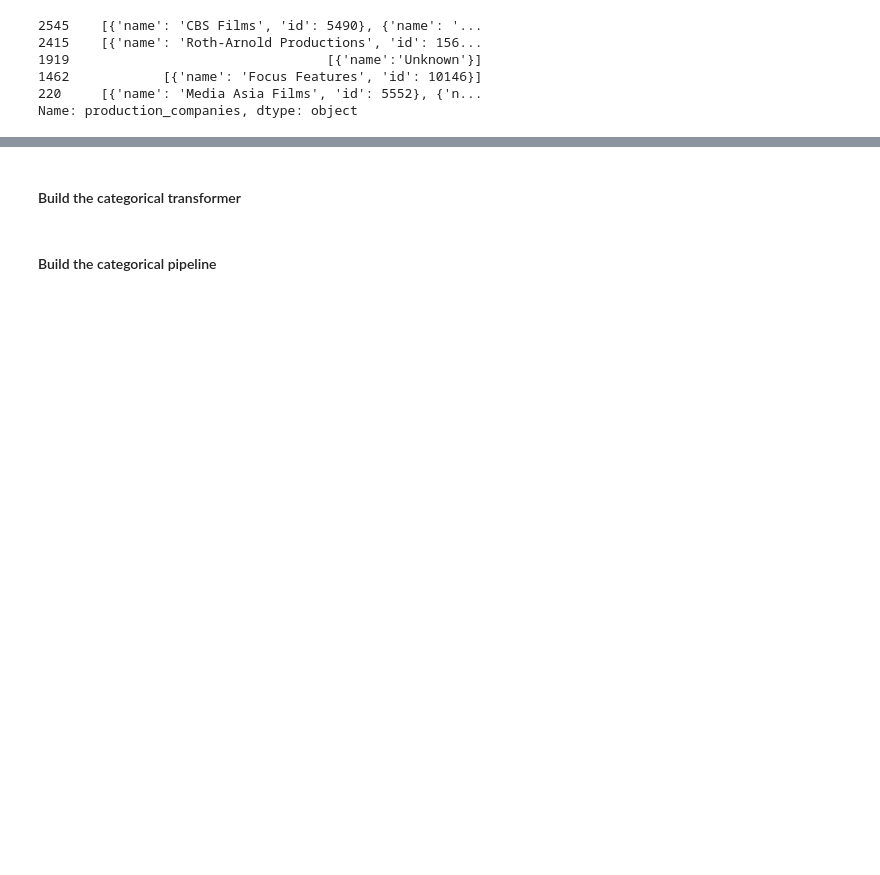
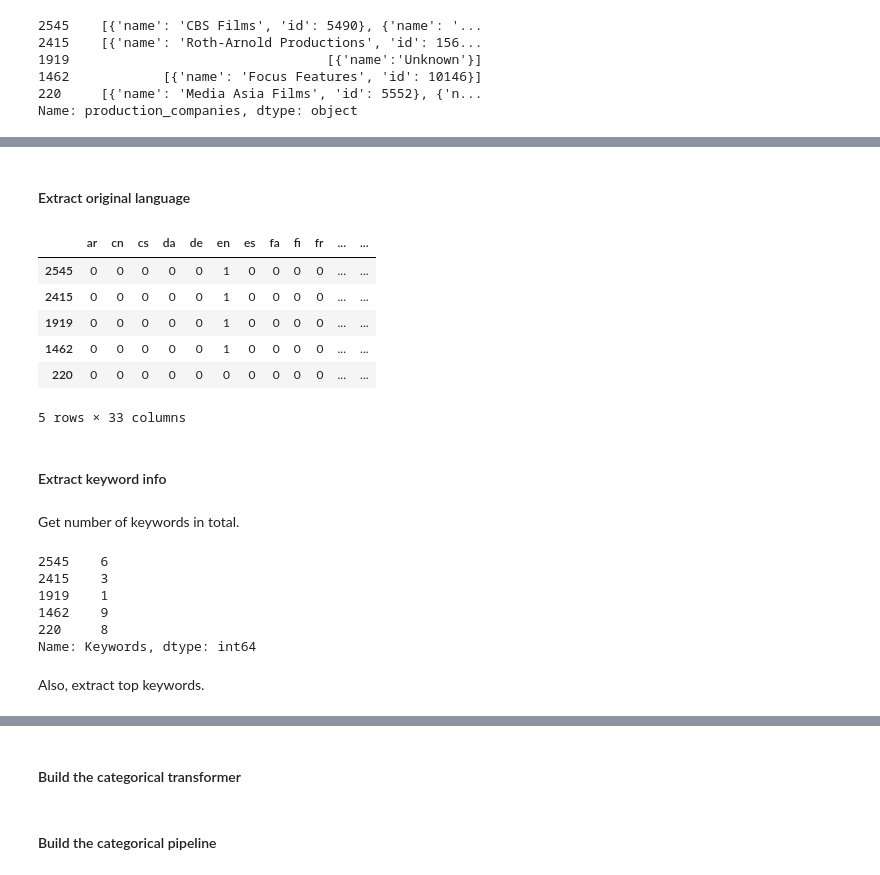
Before and after one commit to collindching/Learning-Exercises, a Jupyter notebook: Box Office Revenue Prediction/Regression Model.ipynb, the cells around one changed output, grey strips where cells are left out. Cells and saved outputs as stored; diff of their text form; code cells hidden in the pictures; blank space fills up the shorter version.

```diff
--- a/Box Office Revenue Prediction/Regression Model.ipynb
+++ b/Box Office Revenue Prediction/Regression Model.ipynb
@@ -445,0 +538,14 @@ list(chain(*studios))
+# %% [markdown]
+#### Extract original language
+# %%
+pd.get_dummies(movies['original_language']).head()
+# %% [output]
+|  | ar | cn | cs | da | de | en | es | fa | fi | fr | ... | ... |
+| 2545 | 0 | 0 | 0 | 0 | 0 | 1 | 0 | 0 | 0 | 0 | ... | ... |
+| 2415 | 0 | 0 | 0 | 0 | 0 | 1 | 0 | 0 | 0 | 0 | ... | ... |
+| 1919 | 0 | 0 | 0 | 0 | 0 | 1 | 0 | 0 | 0 | 0 | ... | ... |
+| 1462 | 0 | 0 | 0 | 0 | 0 | 1 | 0 | 0 | 0 | 0 | ... | ... |
+| 220 | 0 | 0 | 0 | 0 | 0 | 0 | 0 | 0 | 0 | 0 | ... | ... |
+5 rows × 33 columns
+# %% [markdown]
+#### Extract keyword info
@@ -445,0 +556,13 @@ list(chain(*studios))
+# %% [markdown]
+Get number of keywords in total.
+# %%
+all_keywords.apply(len).head()
+# %% [output]
+2545    6
+2415    3
+1919    1
+1462    9
+220     8
+Name: Keywords, dtype: int64
+# %% [markdown]
+Also, extract top keywords.
```
Also changed, not shown: parts of 61 cells of this notebook, 1 other file.
